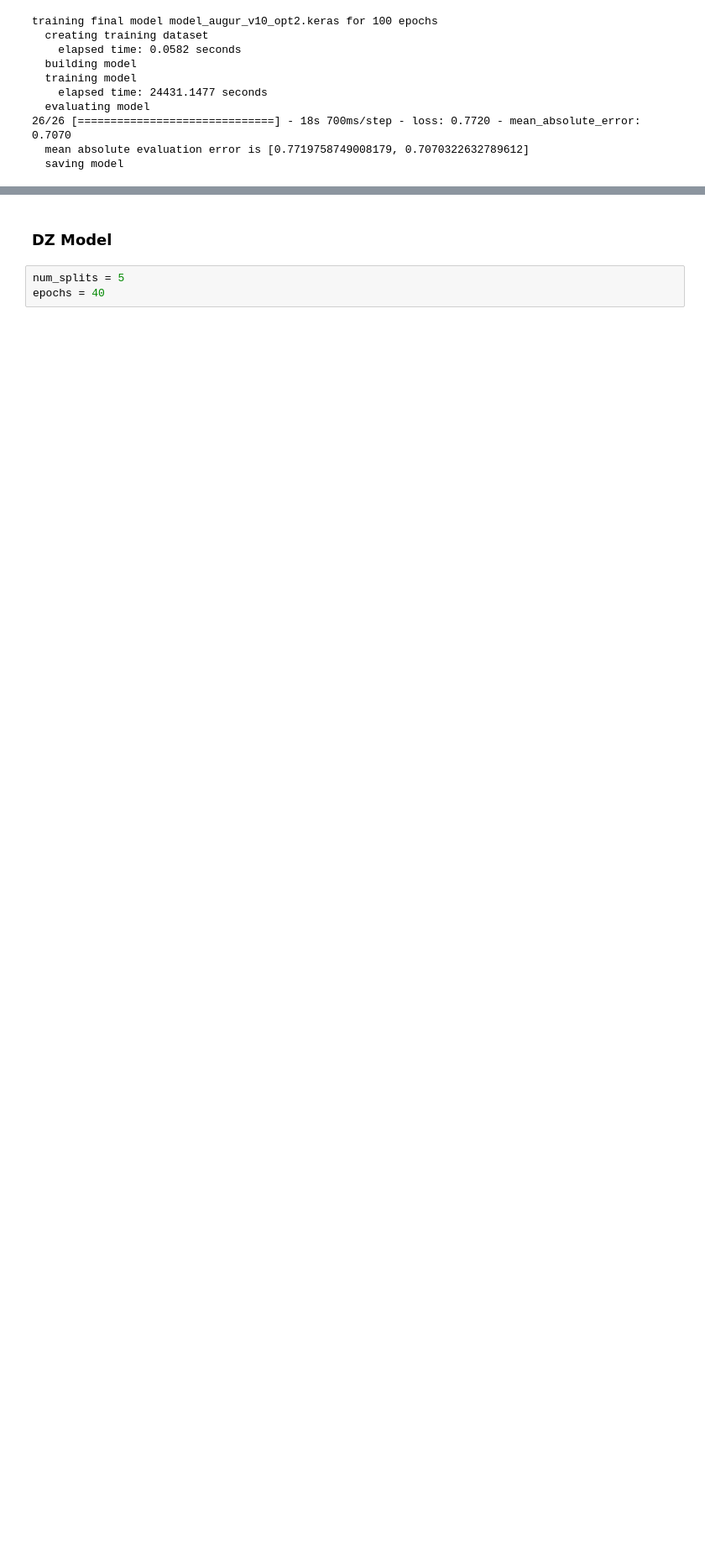
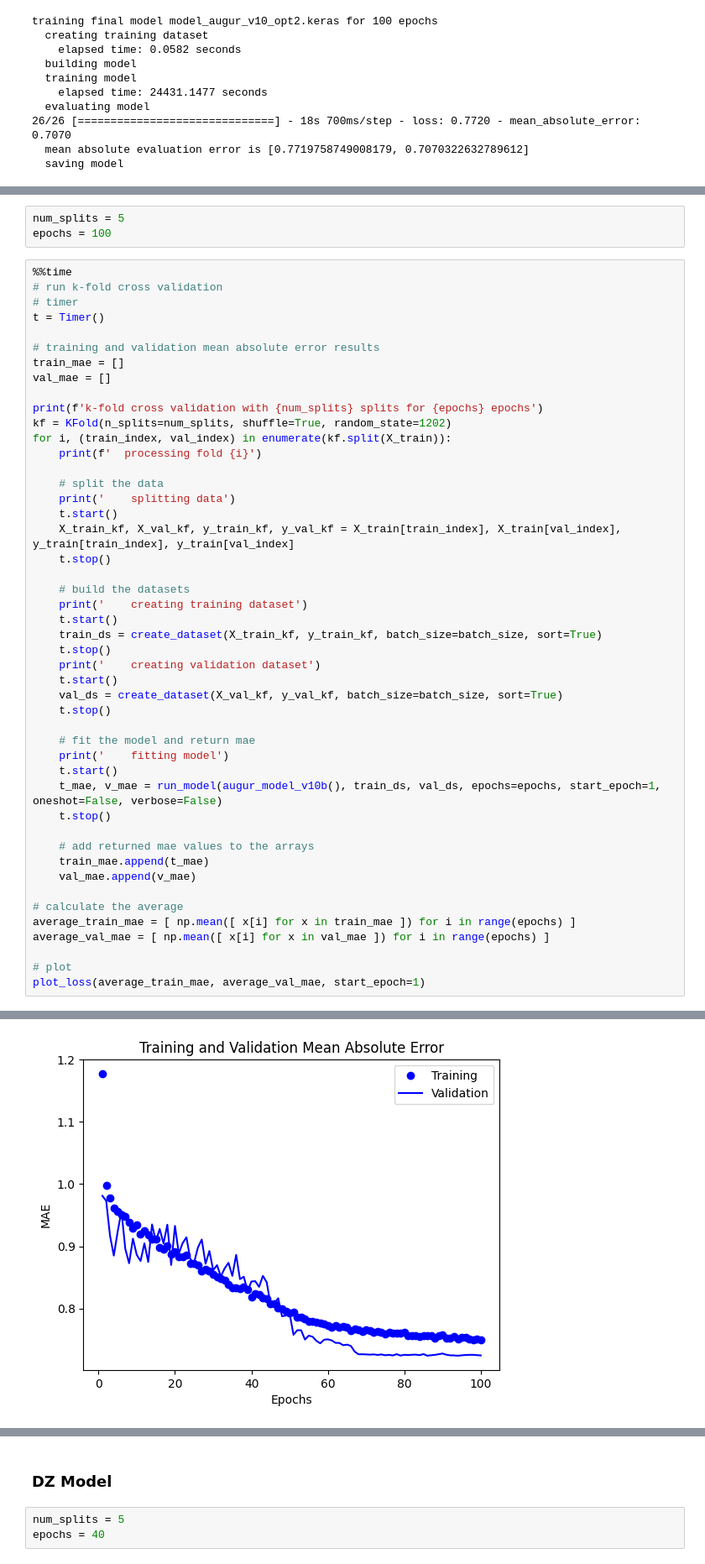
Before and after one commit to bleuchien/PTR-augur, a Jupyter notebook: notebooks/neuralnet_baseline-opt2.ipynb, the cells around one changed output, grey strips where cells are left out. Shown at 84% size. Drawn from its saved outputs; the diff is of its cells as text; blank space fills up the shorter version.

Commit message:
augur v10b testrun

```diff
--- a/notebooks/neuralnet_baseline-opt2.ipynb
+++ b/notebooks/neuralnet_baseline-opt2.ipynb
@@ -1497,0 +1576,51 @@ training final model model_augur_v10_opt2.keras for 100 epochs
+# %%
+num_splits = 5
+epochs = 100
+# %%
+%%time
+# run k-fold cross validation
+# timer
+t = Timer()
+
+# training and validation mean absolute error results
+train_mae = []
+val_mae = []
+
+print(f'k-fold cross validation with {num_splits} splits for {epochs} epochs')
+kf = KFold(n_splits=num_splits, shuffle=True, random_state=1202)
+for i, (train_index, val_index) in enumerate(kf.split(X_train)):
+    print(f'  processing fold {i}')
+
+    # split the data
+    print('    splitting data')
+    t.start()
+    X_train_kf, X_val_kf, y_train_kf, y_val_kf = X_train[train_index], X_train[val_index], y_train[train_index], y_train[val_index]
+    t.stop()
+
+    # build the datasets
+    print('    creating training dataset')
+    t.start()
+    train_ds = create_dataset(X_train_kf, y_train_kf, batch_size=batch_size, sort=True)
+    t.stop()
+    print('    creating validation dataset')
+    t.start()
+    val_ds = create_dataset(X_val_kf, y_val_kf, batch_size=batch_size, sort=True)
+    t.stop()
+
+    # fit the model and return mae
+    print('    fitting model')
+    t.start()
+    t_mae, v_mae = run_model(augur_model_v10b(), train_ds, val_ds, epochs=epochs, start_epoch=1, oneshot=False, verbose=False)
+    t.stop()
+
+    # add returned mae values to the arrays
+    train_mae.append(t_mae)
+    val_mae.append(v_mae)
+
+# calculate the average
+average_train_mae = [ np.mean([ x[i] for x in train_mae ]) for i in range(epochs) ]
+average_val_mae = [ np.mean([ x[i] for x in val_mae ]) for i in range(epochs) ]
+
+# plot
+plot_loss(average_train_mae, average_val_mae, start_epoch=1)
+# %% [output]
@@ -1497,0 +1644 @@ training final model model_augur_v10_opt2.keras for 100 epochs
+[figure, added]
```
Also changed, not shown: parts of 6 cells of this notebook.
